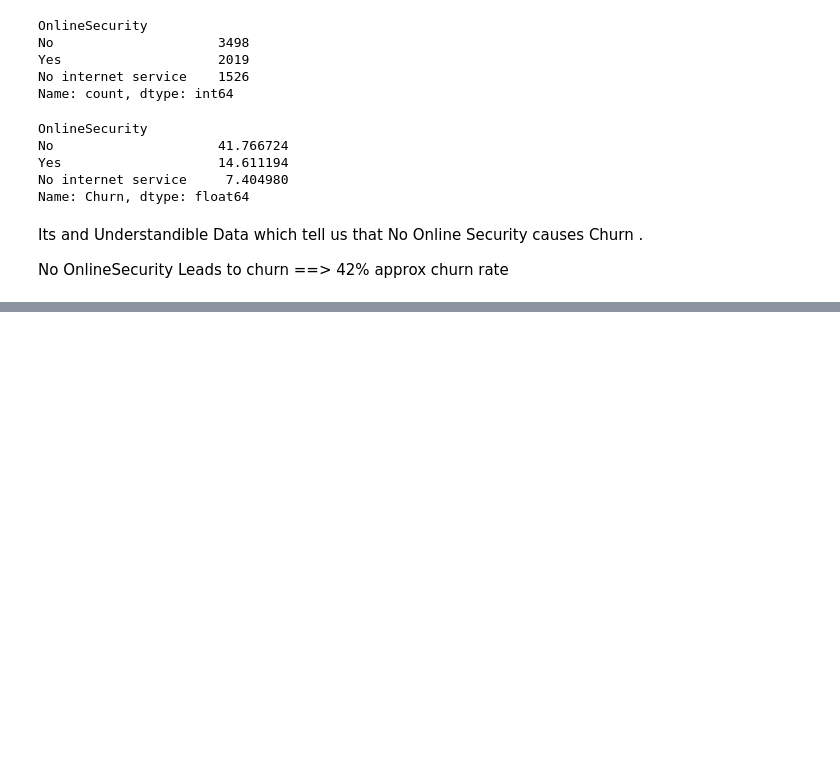
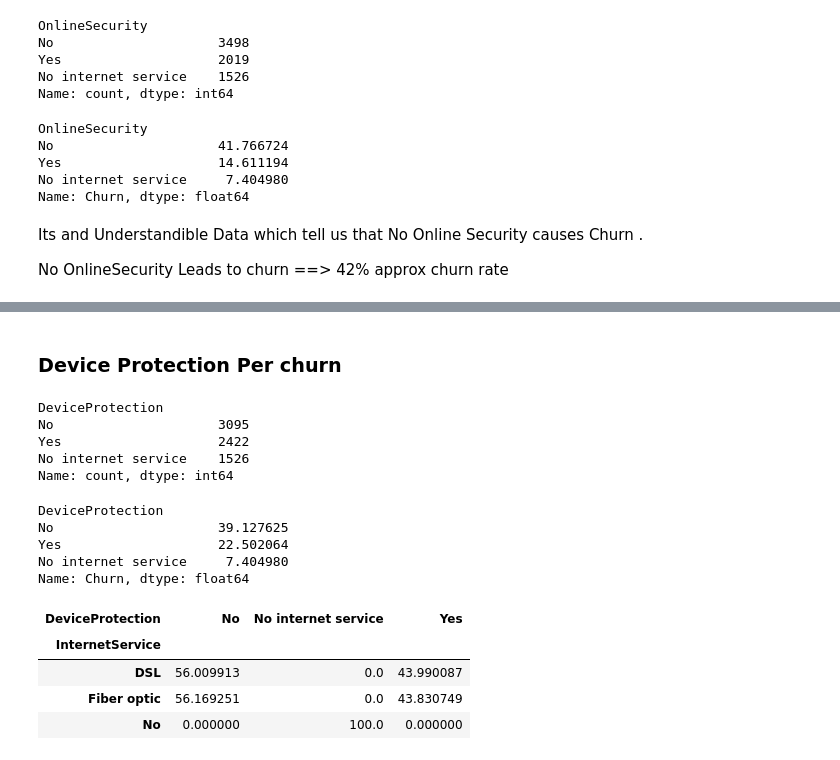
Before and after one commit to Aka101010/mlops-ml-project, a Jupyter notebook: 01_eda.ipynb, the cells around one changed output, grey strips where cells are left out. Cells and saved outputs as stored; diff of their text form; code cells hidden in the pictures; blank space fills up the shorter version.

```diff
--- a/01_eda.ipynb
+++ b/01_eda.ipynb
@@ -1010,0 +1117,36 @@ No OnlineSecurity Leads to churn ==> 42% approx churn rate
+# %% [markdown]
+### Device Protection Per churn
+# %%
+df["DeviceProtection"].value_counts()
+# %% [output]
+DeviceProtection
+No                     3095
+Yes                    2422
+No internet service    1526
+Name: count, dtype: int64
+# %%
+device_churn = (
+    df.groupby("DeviceProtection")["Churn"]
+      .apply(lambda x: (x == "Yes").mean() * 100)
+      .sort_values(ascending=False)
+)
+
+print(device_churn)
+# %% [output]
+DeviceProtection
+No                     39.127625
+Yes                    22.502064
+No internet service     7.404980
+Name: Churn, dtype: float64
+# %%
+pd.crosstab(
+    df["InternetService"],
+    df["DeviceProtection"],
+    normalize="index"
+) * 100
+# %% [output]
+| DeviceProtection | No | No internet service | Yes |
+| InternetService |  |  |  |
+| DSL | 56.009913 | 0.0 | 43.990087 |
+| Fiber optic | 56.169251 | 0.0 | 43.830749 |
+| No | 0.000000 | 100.0 | 0.000000 |
```
Also changed, not shown: parts of 32 cells of this notebook.
